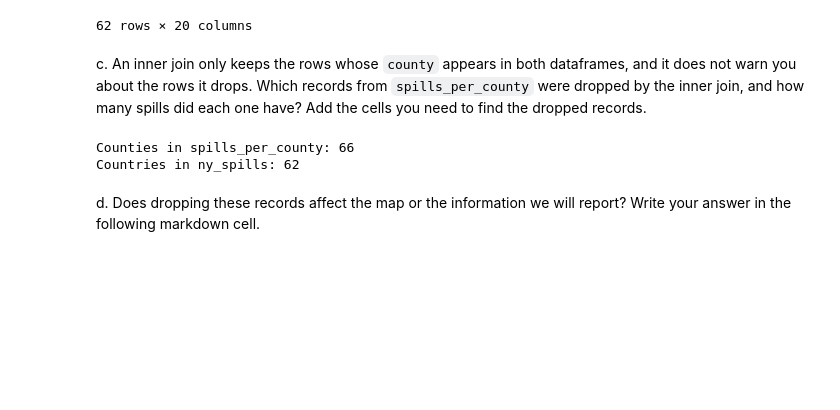
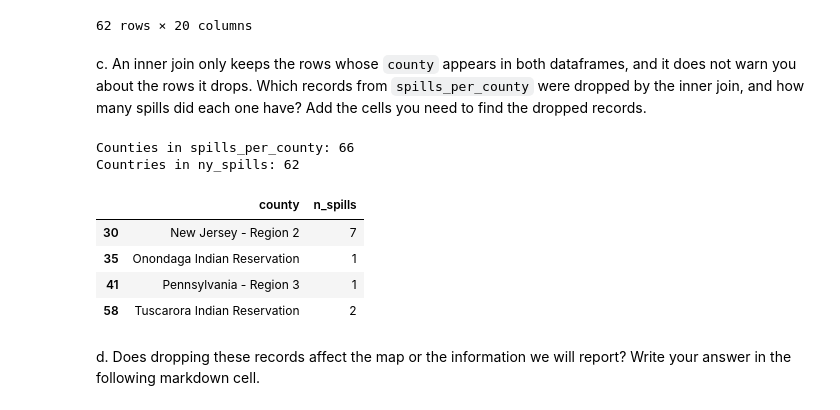
Before and after one commit to nberry18/eds220-hwk3, a Jupyter notebook: hwk3-task2-spills.ipynb, the cells around one changed output. Cells and saved outputs as stored; diff of their text form; code cells hidden in the pictures; blank space fills up the shorter version.

```diff
--- a/hwk3-task2-spills.ipynb
+++ b/hwk3-task2-spills.ipynb
@@ -558,9 +600,17 @@ c. An inner join only keeps the rows whose `county` appears in both dataframes,
 # %%
 print(f"Counties in spills_per_county: {len(spills_per_county)}")
 print(f"Countries in ny_spills: {len(ny_spills)}")
+
+removed_counties = spills_per_county[~spills_per_county['county'].isin(ny_counties['county'])]
+removed_counties
 # %% [output]
 Counties in spills_per_county: 66
 Countries in ny_spills: 62
+|  | county | n_spills |
+| 30 | New Jersey - Region 2 | 7 |
+| 35 | Onondaga Indian Reservation | 1 |
+| 41 | Pennsylvania - Region 3 | 1 |
+| 58 | Tuscarora Indian Reservation | 2 |
 # %% [markdown]
 <!-- END QUESTION -->
 
```
Also changed, not shown: parts of 6 cells of this notebook.
